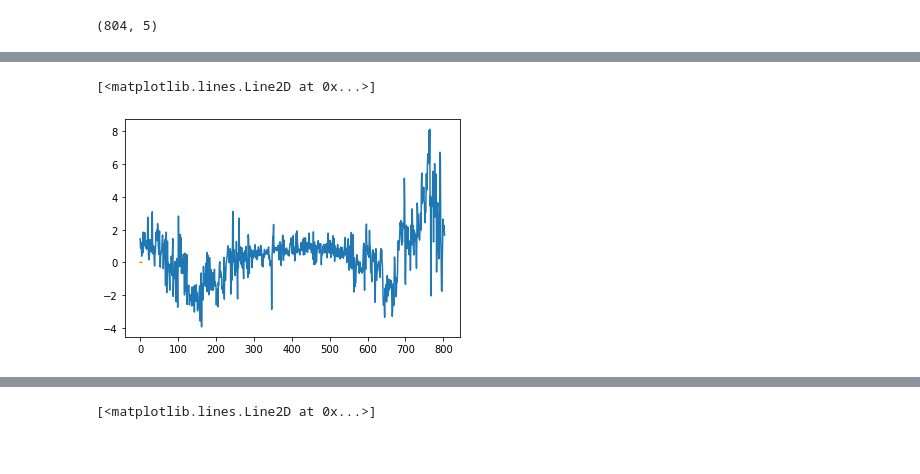
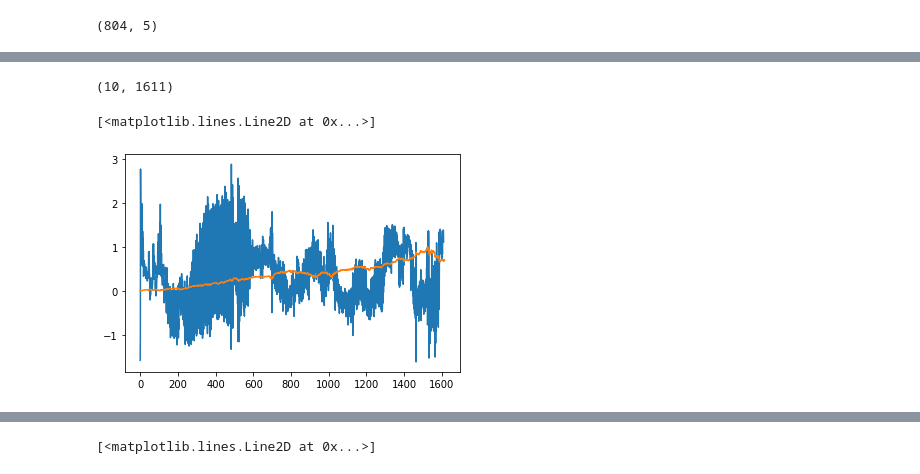
Before and after one commit to stevengogogo/ECEN649_FinalProject, a Jupyter notebook: script/EXP_fit_time_window.ipynb, the cells around one changed output, grey strips where cells are left out. Saved outputs shown, nothing was run; the diff lists cells and outputs as text; code cells hidden in the pictures.

```diff
--- a/script/EXP_fit_time_window.ipynb
+++ b/script/EXP_fit_time_window.ipynb
@@ -80,0 +84,5 @@ train.shape
+# %%
+# original time-series
+orig = get_orig(train)
+
+pd.DataFrame(orig[0:13])
@@ -216,26 +238,3 @@ def sampler_step(i, state, keys, batch):
 
 
     return state, keys
-# %%
-# initialization
-params = net.init(jax.random.PRNGKey(42), x_train)
-sampler_state, sampler_keys = sampler_init(params)
-
-#do the sampling
-for step in trange(5000):
-    # if step % 250 == 0:
-    if False:
-        sampler_params = sampler_get_params(sampler_state)
-        logp = lambda params:logprob(params, xy_train)
-        train_logp = jnp.mean(jax.vmap(logp)(sampler_params))
-        logp = lambda params:logprob(params, xy_test )
-        test_logp = jnp.mean(jax.vmap(logp)(sampler_params))
-        print(f"step = {step}"
-              f" | train logp = {train_logp:.3f}"
-              f" | test logp = {test_logp:.3f}")
-
-    sampler_state, sampler_keys = \
-        sampler_step(step, sampler_state, sampler_keys, xy_train)
-
-
-sampler_params = sampler_get_params(sampler_state)
@@ -247,8 +262,19 @@ outputs.shape
+# %%
+pred_lines = np.array([ get_orig(outputs[i,:,:]) for i in range(0, outputs.shape[0])])
+pred_lines.shape
+# %% [output]
+(10, 1611)
+# %%
+ms = jnp.mean(pred_lines, axis=0)
+ss = jnp.std(pred_lines, axis=0)
+
+lower, uper = ms-ss, ms+ss
 # %%
 x = jax.device_put(outputs)
 # %%
-plt.plot(outputs[0,:])
+plt.plot(ms)
+plt.plot(orig)
 # %% [output]
 [<matplotlib.lines.Line2D at 0x...>]
-[figure, old version]
+[figure, new version]
 # %%
```
Also changed, not shown: parts of 19 cells of this notebook, 2 other files.
